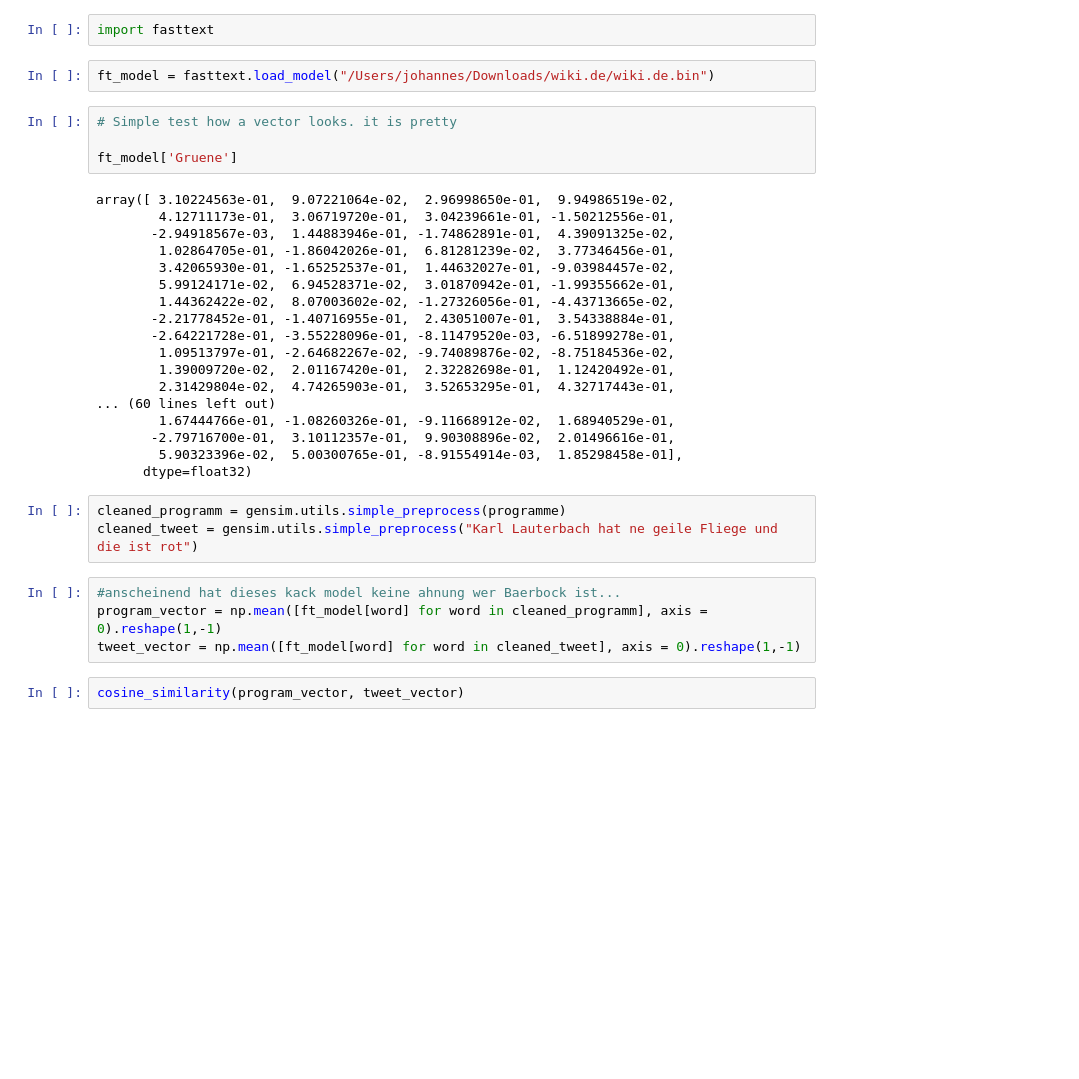
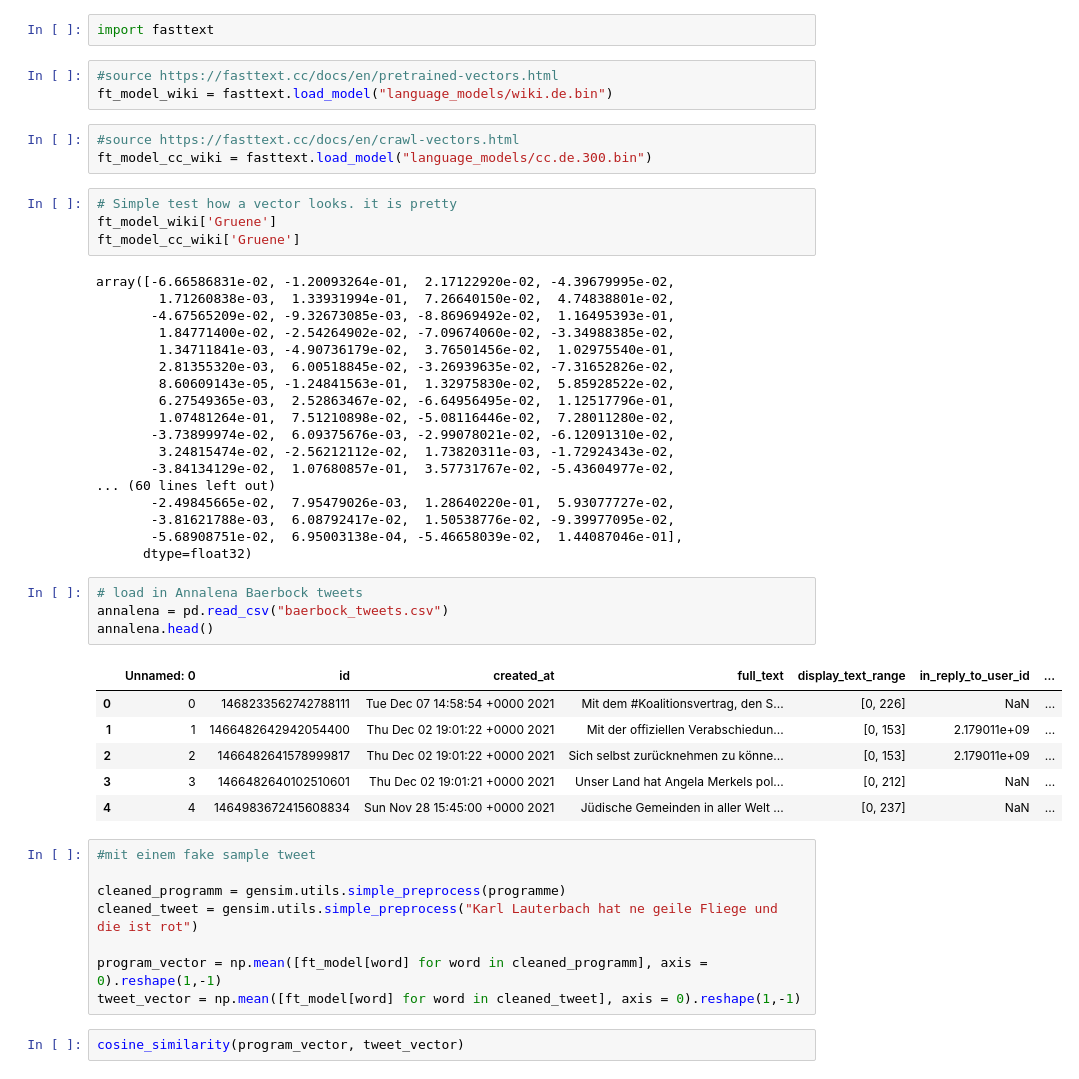
Before and after one commit to Halkenhaeusser/Data-Structures-and-Algorithms-Final-Project, a Jupyter notebook: analysis.ipynb, the cells around one changed output. Saved outputs shown, nothing was run; the diff lists cells and outputs as text; blank space fills up the shorter version.

```diff
--- a/analysis.ipynb
+++ b/analysis.ipynb
@@ -84,37 +52,53 @@ array([[0.26798216]], dtype=float32)
 # Trying with the German FastText Wiki Model
 # %%
 import fasttext
-# %%
-ft_model = fasttext.load_model("/Users/johannes/Downloads/wiki.de/wiki.de.bin")
+# %%
+#source https://fasttext.cc/docs/en/pretrained-vectors.html
+ft_model_wiki = fasttext.load_model("language_models/wiki.de.bin")
+# %%
+#source https://fasttext.cc/docs/en/crawl-vectors.html
+ft_model_cc_wiki = fasttext.load_model("language_models/cc.de.300.bin")
 # %%
 # Simple test how a vector looks. it is pretty
-
-ft_model['Gruene']
+ft_model_wiki['Gruene']
+ft_model_cc_wiki['Gruene']
 # %% [output]
-array([ 3.10224563e-01,  9.07221064e-02,  2.96998650e-01,  9.94986519e-02,
-        4.12711173e-01,  3.06719720e-01,  3.04239661e-01, -1.50212556e-01,
-       -2.94918567e-03,  1.44883946e-01, -1.74862891e-01,  4.39091325e-02,
-        1.02864705e-01, -1.86042026e-01,  6.81281239e-02,  3.77346456e-01,
-        3.42065930e-01, -1.65252537e-01,  1.44632027e-01, -9.03984457e-02,
-        5.99124171e-02,  6.94528371e-02,  3.01870942e-01, -1.99355662e-01,
-        1.44362422e-02,  8.07003602e-02, -1.27326056e-01, -4.43713665e-02,
-       -2.21778452e-01, -1.40716955e-01,  2.43051007e-01,  3.54338884e-01,
-       -2.64221728e-01, -3.55228096e-01, -8.11479520e-03, -6.51899278e-01,
-        1.09513797e-01, -2.64682267e-02, -9.74089876e-02, -8.75184536e-02,
-        1.39009720e-02,  2.01167420e-01,  2.32282698e-01,  1.12420492e-01,
-        2.31429804e-02,  4.74265903e-01,  3.52653295e-01,  4.32717443e-01,
+array([-6.66586831e-02, -1.20093264e-01,  2.17122920e-02, -4.39679995e-02,
+        1.71260838e-03,  1.33931994e-01,  7.26640150e-02,  4.74838801e-02,
+       -4.67565209e-02, -9.32673085e-03, -8.86969492e-02,  1.16495393e-01,
+        1.84771400e-02, -2.54264902e-02, -7.09674060e-02, -3.34988385e-02,
+        1.34711841e-03, -4.90736179e-02,  3.76501456e-02,  1.02975540e-01,
+        2.81355320e-03,  6.00518845e-02, -3.26939635e-02, -7.31652826e-02,
+        8.60609143e-05, -1.24841563e-01,  1.32975830e-02,  5.85928522e-02,
+        6.27549365e-03,  2.52863467e-02, -6.64956495e-02,  1.12517796e-01,
+        1.07481264e-01,  7.51210898e-02, -5.08116446e-02,  7.28011280e-02,
+       -3.73899974e-02,  6.09375676e-03, -2.99078021e-02, -6.12091310e-02,
+        3.24815474e-02, -2.56212112e-02,  1.73820311e-03, -1.72924343e-02,
+       -3.84134129e-02,  1.07680857e-01,  3.57731767e-02, -5.43604977e-02,
 ... (60 lines left out)
-        1.67444766e-01, -1.08260326e-01, -9.11668912e-02,  1.68940529e-01,
-       -2.79716700e-01,  3.10112357e-01,  9.90308896e-02,  2.01496616e-01,
-        5.90323396e-02,  5.00300765e-01, -8.91554914e-03,  1.85298458e-01],
+       -2.49845665e-02,  7.95479026e-03,  1.28640220e-01,  5.93077727e-02,
+       -3.81621788e-03,  6.08792417e-02,  1.50538776e-02, -9.39977095e-02,
+       -5.68908751e-02,  6.95003138e-04, -5.46658039e-02,  1.44087046e-01],
       dtype=float32)
+# %%
+# load in Annalena Baerbock tweets
+annalena = pd.read_csv("baerbock_tweets.csv")
+annalena.head()
+# %% [output]
+|  | Unnamed: 0 | id | created_at | full_text | display_text_range | in_reply_to_user_id | ... |
+| 0 | 0 | 1468233562742788111 | Tue Dec 07 14:58:54 +0000 2021 | Mit dem #Koalitionsvertrag, den S... | [0, 226] | NaN | ... |
+| 1 | 1 | 1466482642942054400 | Thu Dec 02 19:01:22 +0000 2021 | Mit der offiziellen Verabschiedun... | [0, 153] | 2.179011e+09 | ... |
+| 2 | 2 | 1466482641578999817 | Thu Dec 02 19:01:22 +0000 2021 | Sich selbst zurücknehmen zu könne... | [0, 153] | 2.179011e+09 | ... |
+| 3 | 3 | 1466482640102510601 | Thu Dec 02 19:01:21 +0000 2021 | Unser Land hat Angela Merkels pol... | [0, 212] | NaN | ... |
+| 4 | 4 | 1464983672415608834 | Sun Nov 28 15:45:00 +0000 2021 | Jüdische Gemeinden in aller Welt ... | [0, 237] | NaN | ... |
 # %%
+#mit einem fake sample tweet
+
 cleaned_programm = gensim.utils.simple_preprocess(programme)
 cleaned_tweet = gensim.utils.simple_preprocess("Karl Lauterbach hat ne geile Fliege und die ist rot")
+
+program_vector = np.mean([ft_model[word] for word in cleaned_programm], axis = 0).reshape(1,-1)
+tweet_vector = np.mean([ft_model[word] for word in cleaned_tweet], axis = 0).reshape(1,-1)
-# %%
-#anscheinend hat dieses kack model keine ahnung wer Baerbock ist...
-program_vector = np.mean([ft_model[word] for word in cleaned_programm], axis = 0).reshape(1,-1)
-tweet_vector = np.mean([ft_model[word] for word in cleaned_tweet], axis = 0).reshape(1,-1)
 # %%
 cosine_similarity(program_vector, tweet_vector)
 # %% [output]
```
Also changed, not shown: parts of 12 cells of this notebook.
